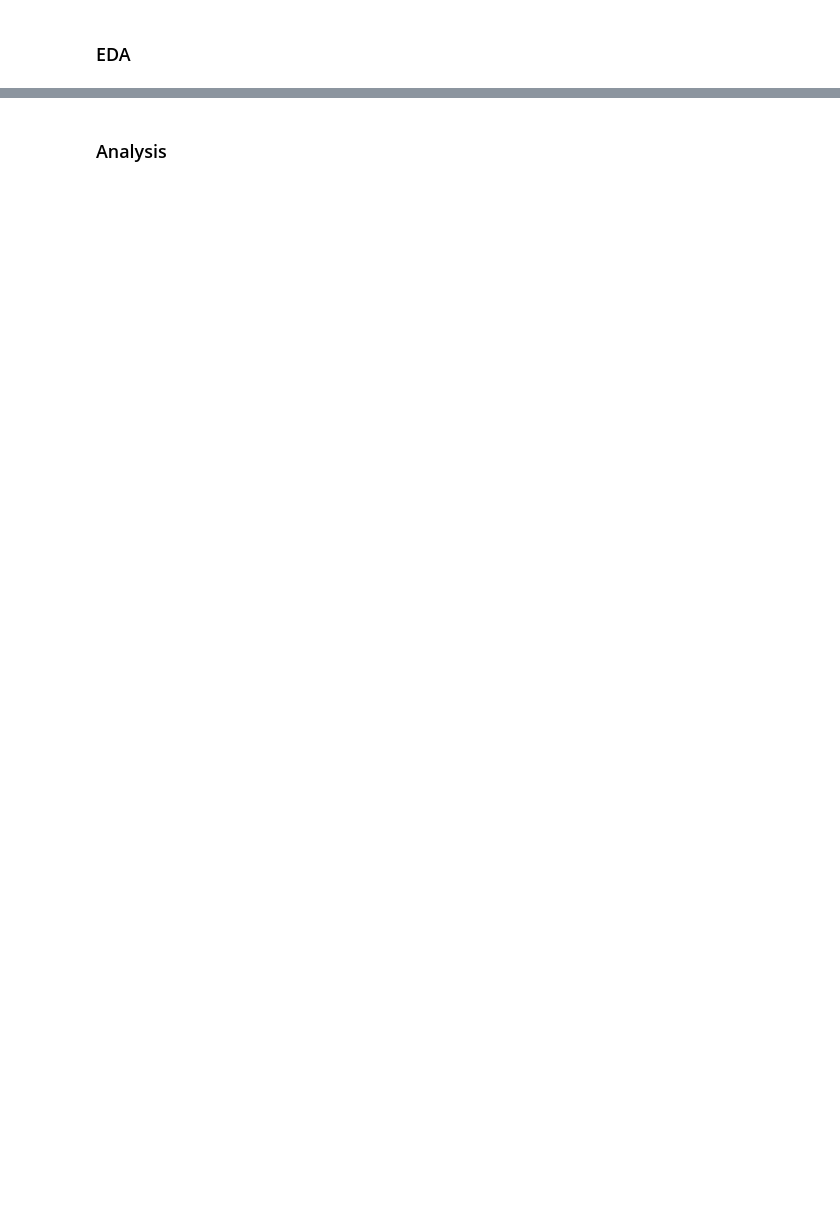
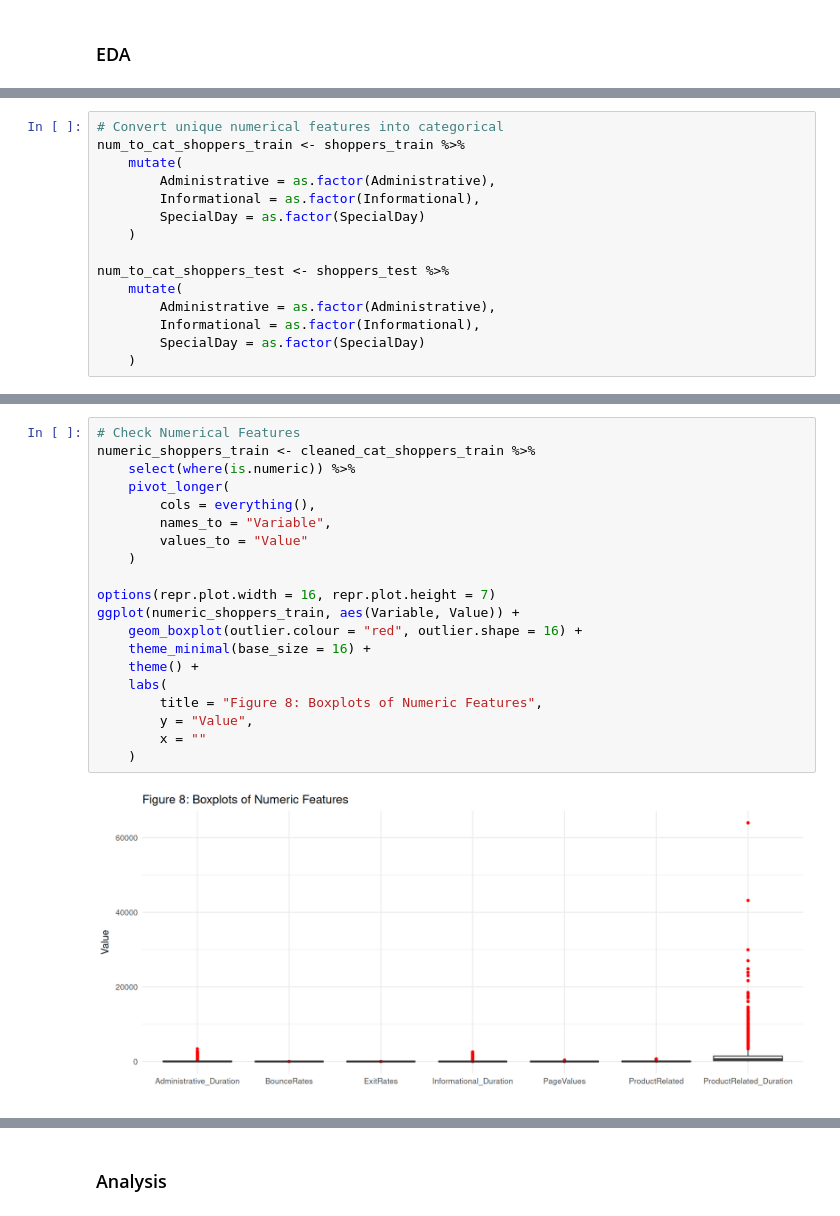
Before and after one commit to UBC-DSCI-310-2025W2/dsci-310-group-04, a Jupyter notebook: reports/milestone_1/milestone_1.ipynb, the cells around one changed output, grey strips where cells are left out. Drawn from its saved outputs; the diff is of its cells as text; blank space fills up the shorter version.

```diff
--- a/reports/milestone_1/milestone_1.ipynb
+++ b/reports/milestone_1/milestone_1.ipynb
@@ -31,0 +232,15 @@ library(tidyverse)
+# %%
+# Convert unique numerical features into categorical
+num_to_cat_shoppers_train <- shoppers_train %>%
+    mutate(
+        Administrative = as.factor(Administrative),
+        Informational = as.factor(Informational),
+        SpecialDay = as.factor(SpecialDay)
+    )
+
+num_to_cat_shoppers_test <- shoppers_test %>%
+    mutate(
+        Administrative = as.factor(Administrative),
+        Informational = as.factor(Informational),
+        SpecialDay = as.factor(SpecialDay)
+    )
@@ -31,0 +388,22 @@ library(tidyverse)
+# %%
+# Check Numerical Features
+numeric_shoppers_train <- cleaned_cat_shoppers_train %>%
+    select(where(is.numeric)) %>%
+    pivot_longer(
+        cols = everything(),
+        names_to = "Variable",
+        values_to = "Value"
+    )
+
+options(repr.plot.width = 16, repr.plot.height = 7)
+ggplot(numeric_shoppers_train, aes(Variable, Value)) +
+    geom_boxplot(outlier.colour = "red", outlier.shape = 16) +
+    theme_minimal(base_size = 16) +
+    theme() +
+    labs(
+        title = "Figure 8: Boxplots of Numeric Features",
+        y = "Value",
+        x = ""
+    )
+# %% [output]
+[figure, added]
```
Also changed, not shown: parts of 26 cells of this notebook.
